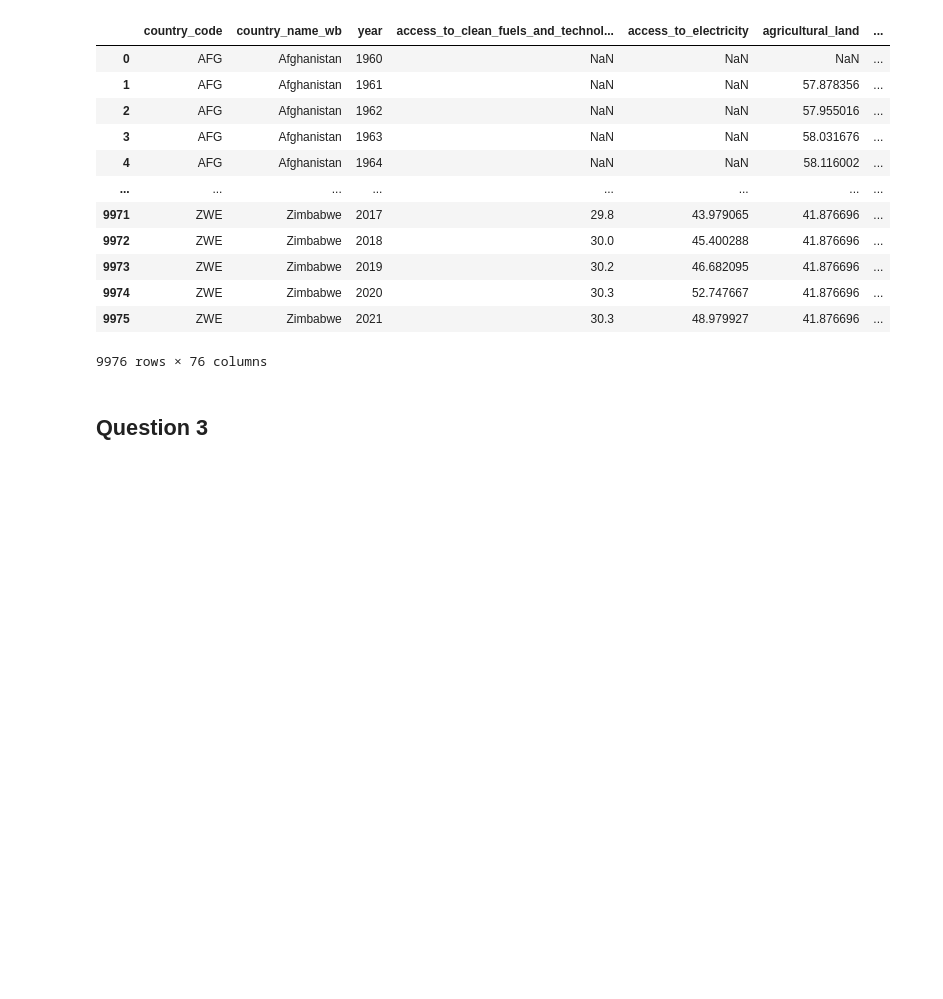
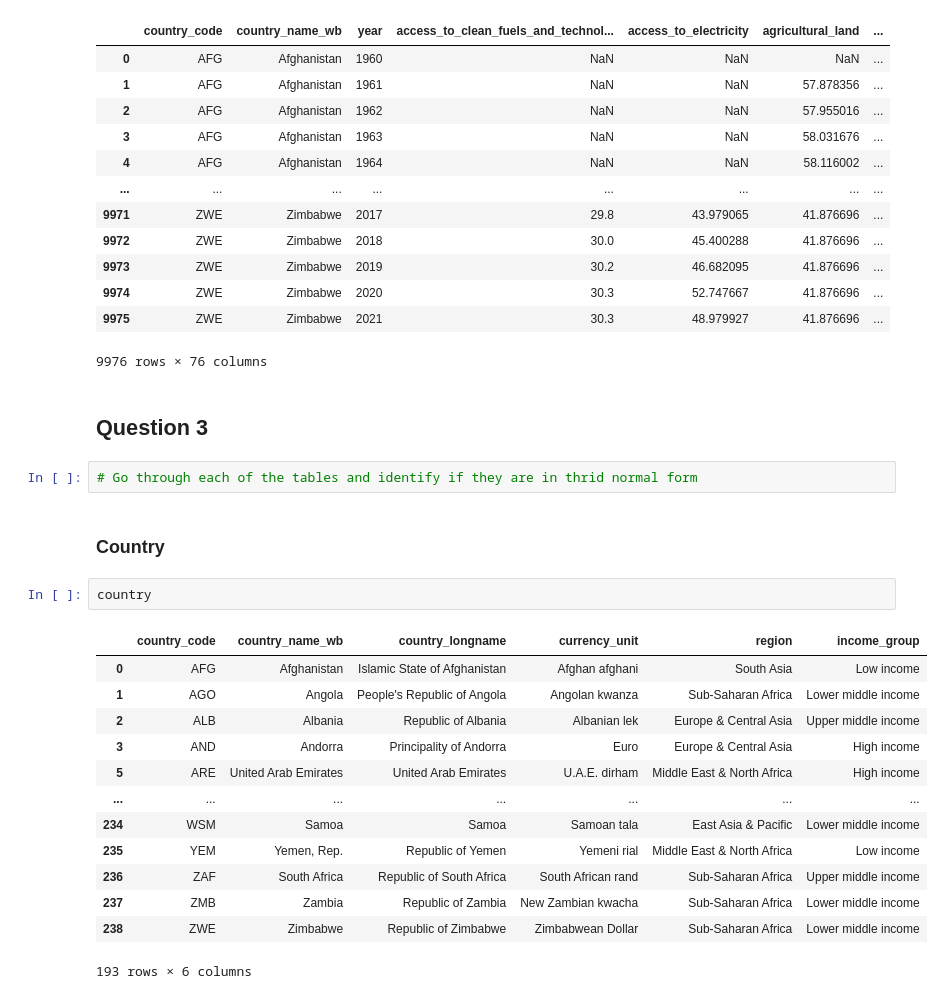
Before and after one commit to eanelson01/Lab3, a Jupyter notebook: lab3_notebook.ipynb, the cells around one changed output. Saved outputs shown, nothing was run; the diff lists cells and outputs as text; blank space fills up the shorter version.

```diff
--- a/lab3_notebook.ipynb
+++ b/lab3_notebook.ipynb
@@ -613,3 +620,23 @@ timeseries
 9976 rows × 76 columns
 # %% [markdown]
 ## Question 3
+# %%
+# Go through each of the tables and identify if they are in thrid normal form
+# %% [markdown]
+### Country
+# %%
+country
+# %% [output]
+|  | country_code | country_name_wb | country_longname | currency_unit | region | income_group |
+| 0 | AFG | Afghanistan | Islamic State of Afghanistan | Afghan afghani | South Asia | Low income |
+| 1 | AGO | Angola | People's Republic of Angola | Angolan kwanza | Sub-Saharan Africa | Lower middle income |
+| 2 | ALB | Albania | Republic of Albania | Albanian lek | Europe & Central Asia | Upper middle income |
+| 3 | AND | Andorra | Principality of Andorra | Euro | Europe & Central Asia | High income |
+| 5 | ARE | United Arab Emirates | United Arab Emirates | U.A.E. dirham | Middle East & North Africa | High income |
+| ... | ... | ... | ... | ... | ... | ... |
+| 234 | WSM | Samoa | Samoa | Samoan tala | East Asia & Pacific | Lower middle income |
+| 235 | YEM | Yemen, Rep. | Republic of Yemen | Yemeni rial | Middle East & North Africa | Low income |
+| 236 | ZAF | South Africa | Republic of South Africa | South African rand | Sub-Saharan Africa | Upper middle income |
+| 237 | ZMB | Zambia | Republic of Zambia | New Zambian kwacha | Sub-Saharan Africa | Lower middle income |
+| 238 | ZWE | Zimbabwe | Republic of Zimbabwe | Zimbabwean Dollar | Sub-Saharan Africa | Lower middle income |
+193 rows × 6 columns
```
Also changed, not shown: parts of 30 cells of this notebook.
